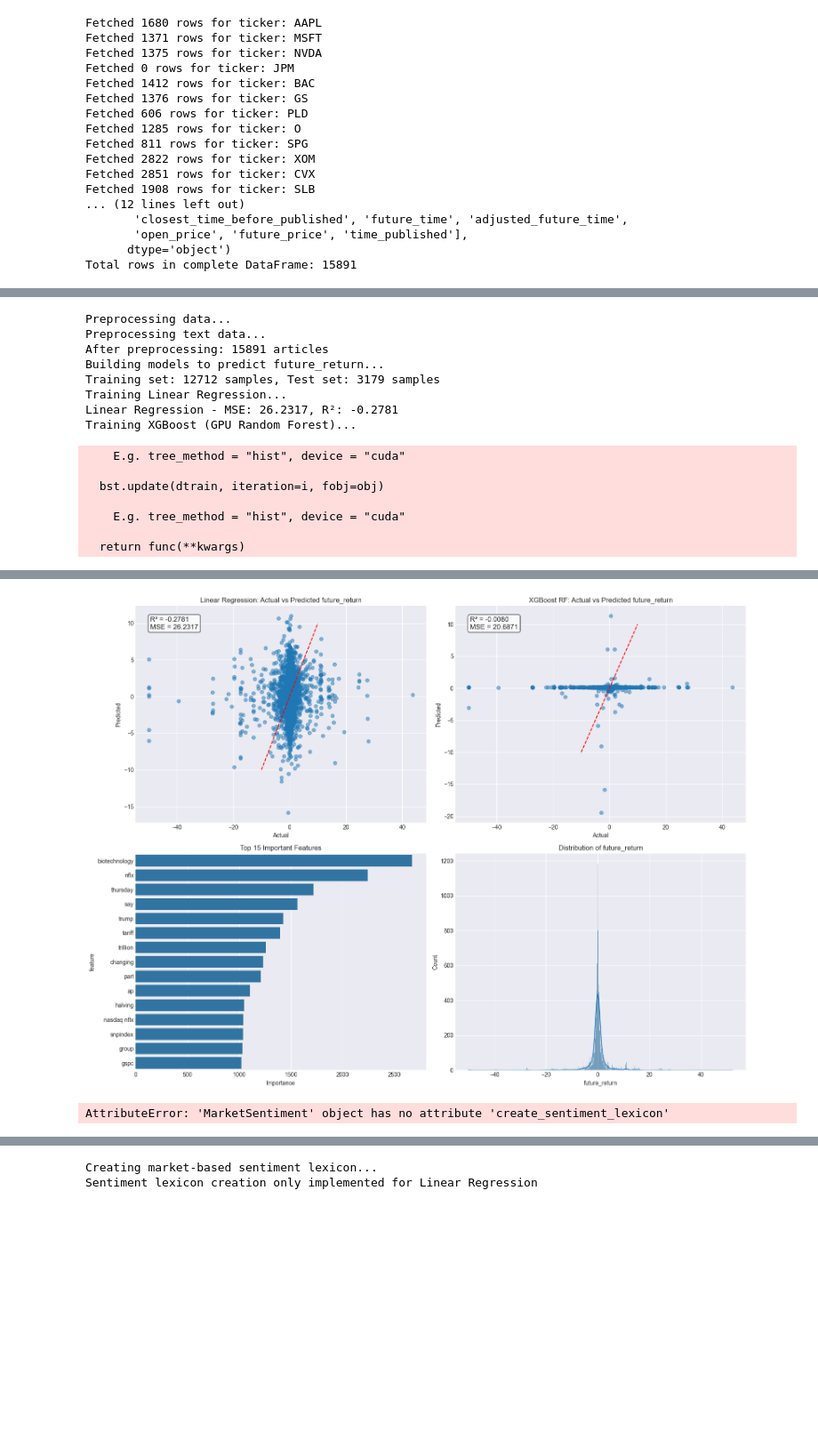
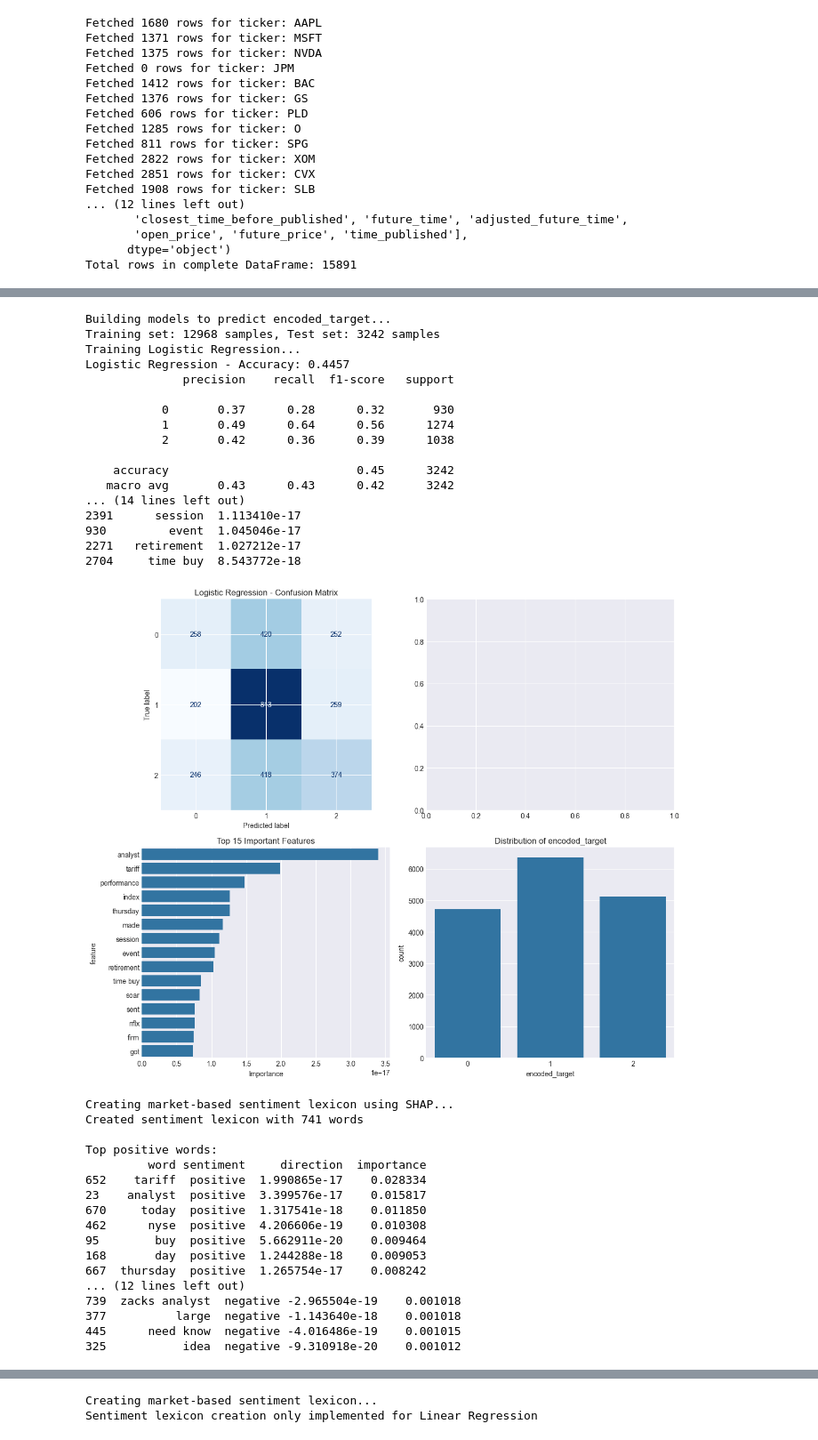
Before and after one commit to AndreasWendel/Examens, a Jupyter notebook: db checks.ipynb, the cells around one changed output, grey strips where cells are left out. Shown at 89% size. Drawn from its saved outputs; the diff is of its cells as text; code cells hidden in the pictures; blank space fills up the shorter version.

```diff
--- a/db checks.ipynb
+++ b/db checks.ipynb
@@ -231,0 +545,12 @@ complete_df.tail()
+# %%
+from scipy.stats import levene
+
+for i, timeframe in enumerate(timeframes):
+    print(f"Timeframe: {timeframe}")
+    print(f"Mean return after news: {news_returns_list[i].mean():.5f}")
+    print(f"Mean return at random: {random_returns_list[i].mean():.5f}")
+    print(f"Std return for news: {np.std(news_returns_list[i]):.5f}")
+    print(f"Std return for random: {np.std(random_returns_list[i]):.5f}")
+    print(f"T-test p-value: {t_tests[i]:.5f}")
+    stat, p = levene(news_returns_list[i], random_returns_list[i], center='median')
+    print(f"Levene’s test p-value: {p}")
@@ -647,3 +1028,5 @@ def create_sentiment_lexicon(self, threshold=0.001):
         explainer = shap.Explainer(self.model, self.X_train)
         shap_values = explainer(self.X_train)
         return explainer, shap_values
+# %%
+complete_df = get_complete_df(tickers, '+10 minutes')
@@ -649,0 +1088,10 @@ def create_sentiment_lexicon(self, threshold=0.001):
+# %%
+# Initialize and preprocess
+sentiment_model = MarketSentiment()
+
+X_df, data, labelencoder = sentiment_model.preprocess_data(complete_df,
+                                            method='tfidf',
+                                            max_features=3000,
+                                            ngram_range=(1, 2),
+                                            use_lemmatization=True,
+                                            threshold=0.002)
@@ -650,30 +1120,46 @@ def create_sentiment_lexicon(self, threshold=0.001):
 # %%
 
-# Initialize and preprocess
-sentiment_model = MarketSentiment()
-X_df, data = sentiment_model.preprocess_data(complete_df)
-
 # Build model
-results = sentiment_model.build_model(X_df, target='future_return')
+results = sentiment_model.build_model(X_df, target='encoded_target', test_size=0.2, random_state=42)
 
 # Visualize results
 sentiment_model.visualize_results(results)
 
 # Generate lexicon
 lexicon = sentiment_model.create_sentiment_lexicon()
 # %% [output]
-Preprocessing data...
-Preprocessing text data...
-After preprocessing: 15891 articles
-Building models to predict future_return...
-Training set: 12712 samples, Test set: 3179 samples
-Training Linear Regression...
-Linear Regression - MSE: 26.2317, R²: -0.2781
-Training XGBoost (GPU Random Forest)...
+Building models to predict encoded_target...
+Training set: 12968 samples, Test set: 3242 samples
+Training Logistic Regression...
+Logistic Regression - Accuracy: 0.4457
+              precision    recall  f1-score   support
+
+           0       0.37      0.28      0.32       930
+           1       0.49      0.64      0.56      1274
+           2       0.42      0.36      0.39      1038
+
+    accuracy                           0.45      3242
+   macro avg       0.43      0.43      0.42      3242
+... (14 lines left out)
+2391      session  1.113410e-17
+930         event  1.045046e-17
+2271   retirement  1.027212e-17
+2704     time buy  8.543772e-18
+[figure, new version]
-    E.g. tree_method = "hist", device = "cuda"
+Creating market-based sentiment lexicon using SHAP...
+Created sentiment lexicon with 741 words
 
-  bst.update(dtrain, iteration=i, fobj=obj)
-
-    E.g. tree_method = "hist", device = "cuda"
-
-  return func(**kwargs)
+Top positive words:
+         word sentiment     direction  importance
+652    tariff  positive  1.990865e-17    0.028334
+23    analyst  positive  3.399576e-17    0.015817
+670     today  positive  1.317541e-18    0.011850
+462      nyse  positive  4.206606e-19    0.010308
+95        buy  positive  5.662911e-20    0.009464
+168       day  positive  1.244288e-18    0.009053
+667  thursday  positive  1.265754e-17    0.008242
+... (12 lines left out)
+739  zacks analyst  negative -2.965504e-19    0.001018
+377          large  negative -1.143640e-18    0.001018
+445      need know  negative -4.016486e-19    0.001015
+325           idea  negative -9.310918e-20    0.001012
@@ -695,2 +1165,0 @@ Top 10 most important features:
-[figure, old version]
-AttributeError: 'MarketSentiment' object has no attribute 'create_sentiment_lexicon'
```
Also changed, not shown: parts of 47 cells of this notebook.
